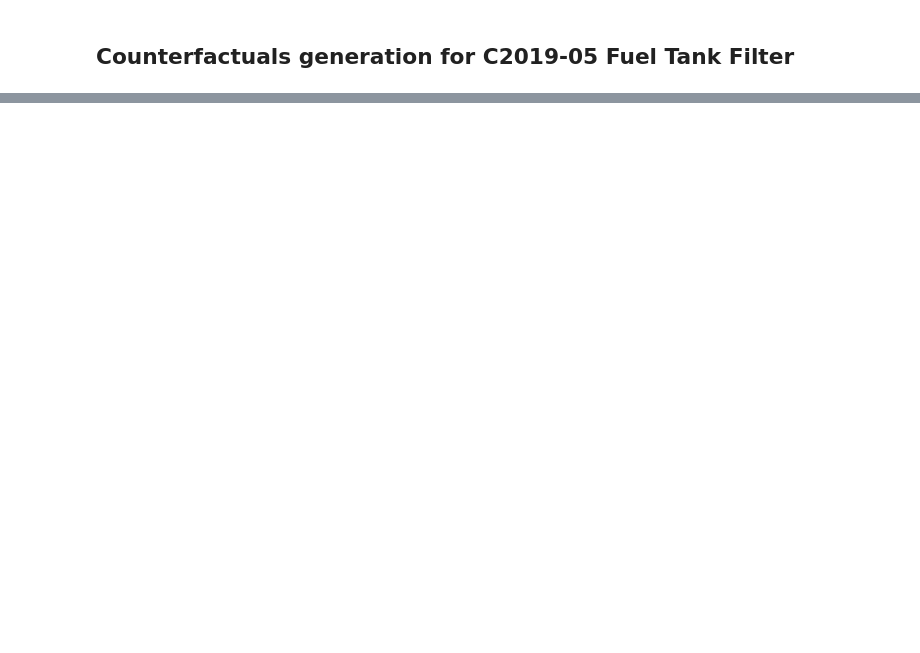
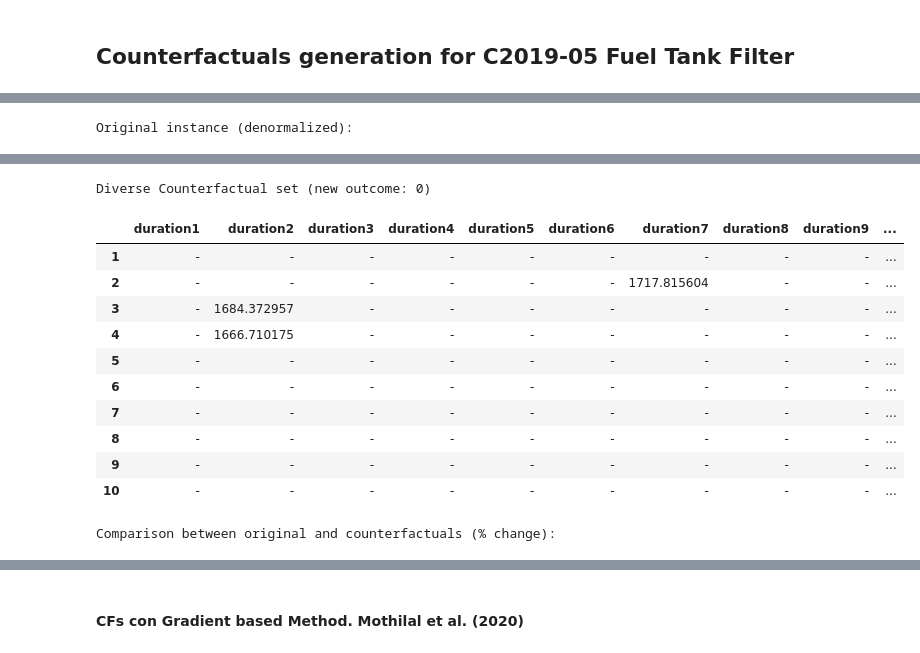
Before and after one commit to jismartin/counterEVM, a Jupyter notebook: CFs_generation.ipynb, the cells around one changed output, grey strips where cells are left out. Cells and saved outputs as stored; diff of their text form; code cells hidden in the pictures; blank space fills up the shorter version.

```diff
--- a/CFs_generation.ipynb
+++ b/CFs_generation.ipynb
@@ -433,0 +372,21 @@ intancia de origen
+# %%
+# Model definition
+class BinaryClassifier(nn.Module):
+    def __init__(self, input_dim, hidden_dim=32):
+        super(BinaryClassifier, self).__init__()
+        self.fc1 = nn.Linear(input_dim, hidden_dim)
+        self.relu = nn.ReLU()
+        self.fc2 = nn.Linear(hidden_dim, 1)
+        self.sigmoid = nn.Sigmoid()  # Capa sigmoide explícita
+
+    def forward(self, x):
+        x = self.fc1(x)
+        x = self.relu(x)
+        x = self.fc2(x)
+        return self.sigmoid(x)  # Devuelve tensor con sigmoide aplicada
+
+ptmodel = BinaryClassifier(input_dim=X.shape[1])
+ptmodel.load_state_dict(torch.load('models/pytorch_best_model.pth'))
+
+# initialize the model for DiCE
+m_pt = dice_ml.Model(model=ptmodel, backend="PYT")
@@ -433,0 +405,6 @@ intancia de origen
+# %%
+# initiate the DiCE explainer, which needs a dataset and a model.
+pt_random = dice_ml.Dice(data_interface=d, model_interface=m_pt, method="random")
+
+CFs_pt_random = pt_random.generate_counterfactuals(query_instance, total_CFs=10, desired_class="opposite")
+CFs_pt_random.visualize_as_dataframe(show_only_changes=True)
@@ -433,0 +427,11 @@ intancia de origen
+# %%
+# Analyze the counterfactuals
+
+original, cfs3, comparison3 = analyze_counterfactuals(
+    original_instance=query_instance,
+    cf_results=CFs_pt_random,
+    scaler=my_scaler,
+    true_labels=class_of_query_instance
+)
+# %% [output]
+Original instance (denormalized):
@@ -433,0 +440,13 @@ intancia de origen
+Diverse Counterfactual set (new outcome: 0)
+|  | duration1 | duration2 | duration3 | duration4 | duration5 | duration6 | duration7 | duration8 | duration9 | ... |
+| 1 | - | - | - | - | - | - | - | - | - | ... |
+| 2 | - | - | - | - | - | - | 1717.815604 | - | - | ... |
+| 3 | - | 1684.372957 | - | - | - | - | - | - | - | ... |
+| 4 | - | 1666.710175 | - | - | - | - | - | - | - | ... |
+| 5 | - | - | - | - | - | - | - | - | - | ... |
+| 6 | - | - | - | - | - | - | - | - | - | ... |
+| 7 | - | - | - | - | - | - | - | - | - | ... |
+| 8 | - | - | - | - | - | - | - | - | - | ... |
+| 9 | - | - | - | - | - | - | - | - | - | ... |
+| 10 | - | - | - | - | - | - | - | - | - | ... |
+Comparison between original and counterfactuals (% change):
@@ -433,0 +464,2 @@ intancia de origen
+# %% [markdown]
+#### CFs con Gradient based Method. Mothilal et al. (2020)
```
Also changed, not shown: parts of 54 cells of this notebook.
